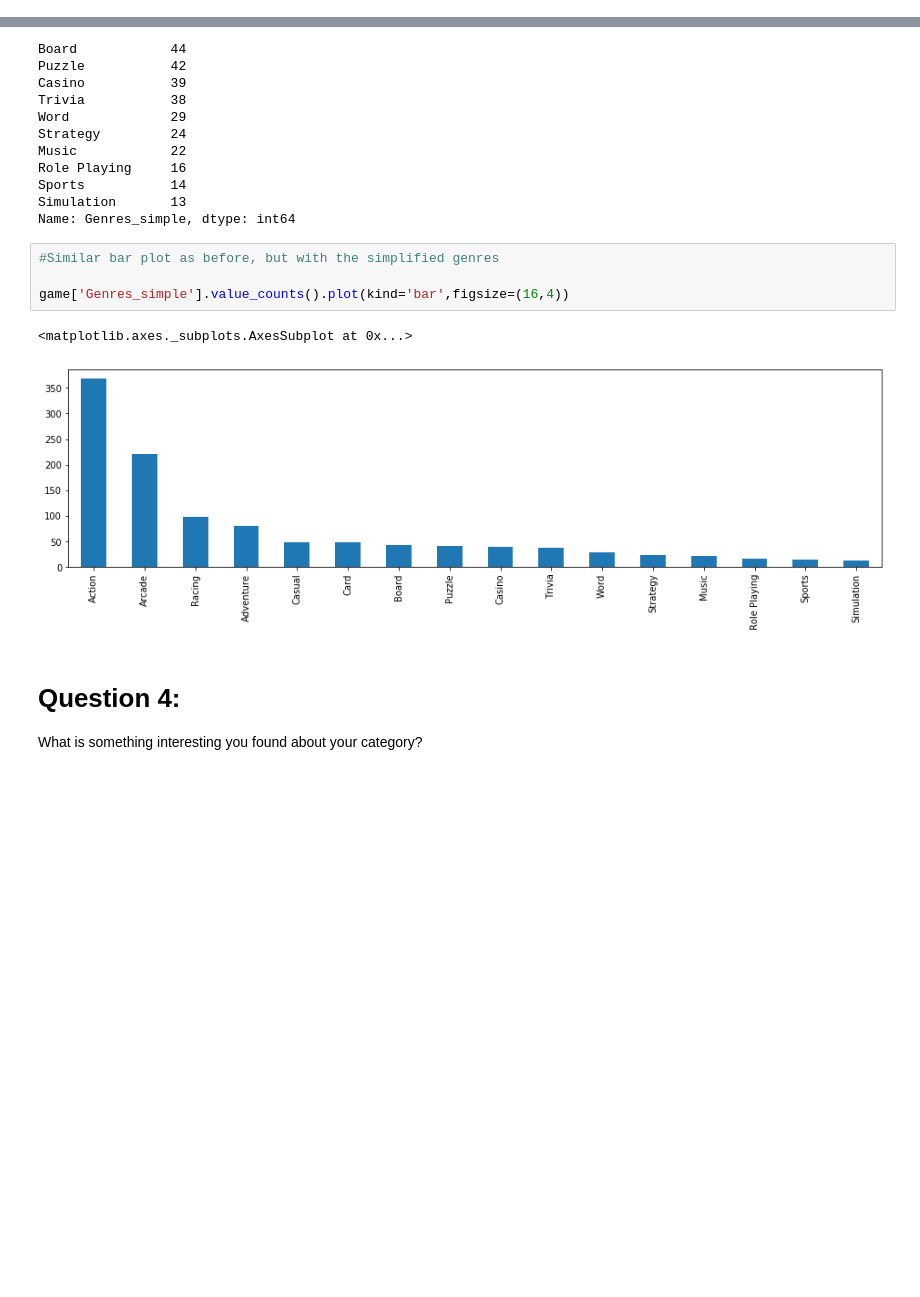
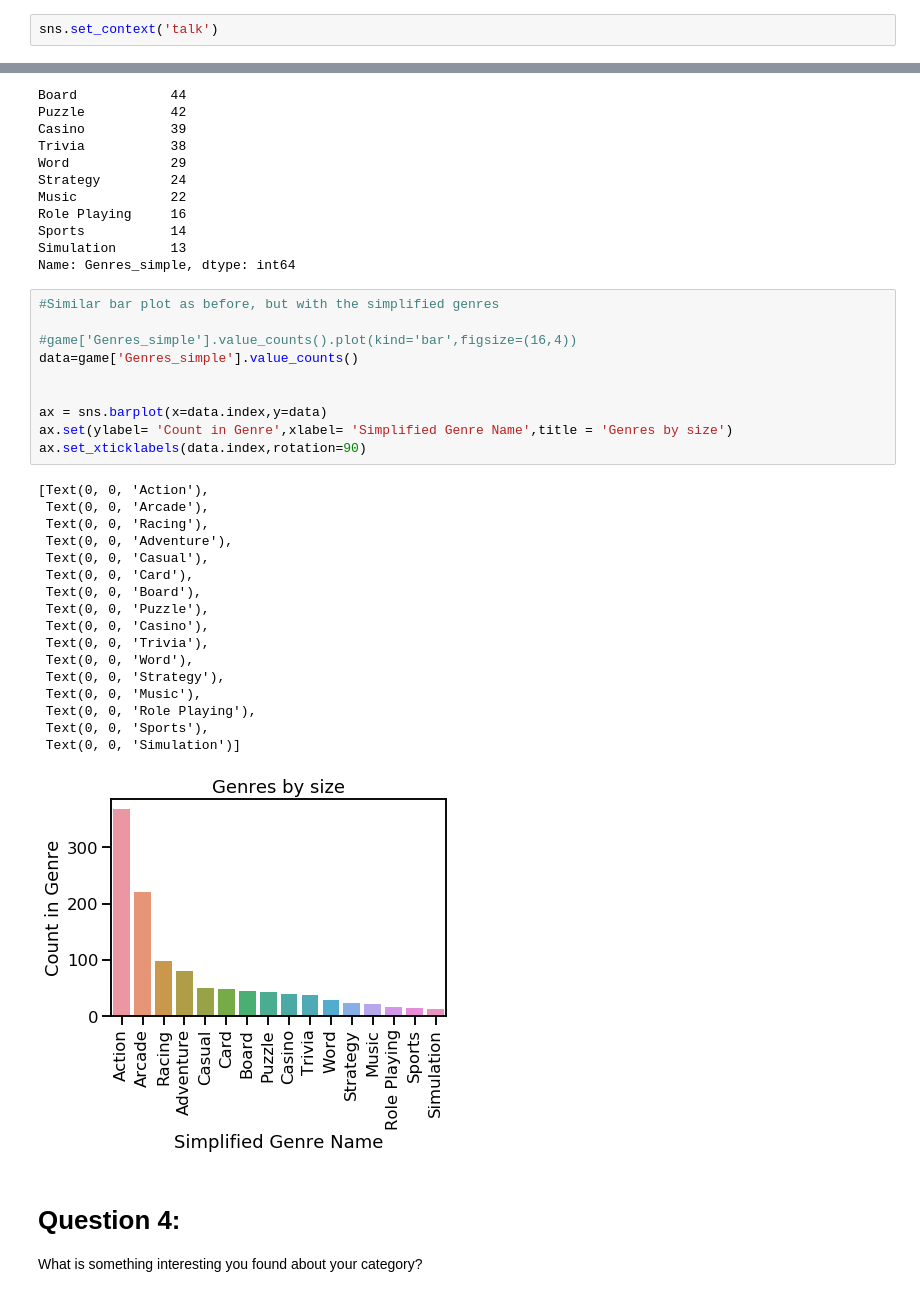
Before and after one commit to anbillinger/mod1-case-study-eda, a Jupyter notebook: workbook.ipynb, the cells around one changed output, grey strips where cells are left out. Drawn from its saved outputs; the diff is of its cells as text; blank space fills up the shorter version.

```diff
--- a/workbook.ipynb
+++ b/workbook.ipynb
@@ -98,6 +99,8 @@ rate_group.corr()
 |  | Rating | count |
 | Rating | 1.000000 | -0.100209 |
 | count | -0.100209 | 1.000000 |
+# %%
+sns.set_context('talk')
 # %%
 #Creates a scatter plot
 #x-axis is count, y-axis is mean rating
@@ -178,10 +186,31 @@ Name: Genres_simple, dtype: int64
 # %%
 #Similar bar plot as before, but with the simplified genres
 
-game['Genres_simple'].value_counts().plot(kind='bar',figsize=(16,4))
+#game['Genres_simple'].value_counts().plot(kind='bar',figsize=(16,4))
+data=game['Genres_simple'].value_counts()
+
+
+ax = sns.barplot(x=data.index,y=data)
+ax.set(ylabel= 'Count in Genre',xlabel= 'Simplified Genre Name',title = 'Genres by size')
+ax.set_xticklabels(data.index,rotation=90)
 # %% [output]
-<matplotlib.axes._subplots.AxesSubplot at 0x...>
+[Text(0, 0, 'Action'),
+ Text(0, 0, 'Arcade'),
+ Text(0, 0, 'Racing'),
+ Text(0, 0, 'Adventure'),
+ Text(0, 0, 'Casual'),
+ Text(0, 0, 'Card'),
+ Text(0, 0, 'Board'),
+ Text(0, 0, 'Puzzle'),
+ Text(0, 0, 'Casino'),
+ Text(0, 0, 'Trivia'),
+ Text(0, 0, 'Word'),
+ Text(0, 0, 'Strategy'),
+ Text(0, 0, 'Music'),
+ Text(0, 0, 'Role Playing'),
+ Text(0, 0, 'Sports'),
+ Text(0, 0, 'Simulation')]
-[figure, old version]
+[figure, new version]
 # %% [markdown]
 # Question 4:
 What is something interesting you found about your category?
```
Also changed, not shown: parts of 9 cells of this notebook, 7 other files.
